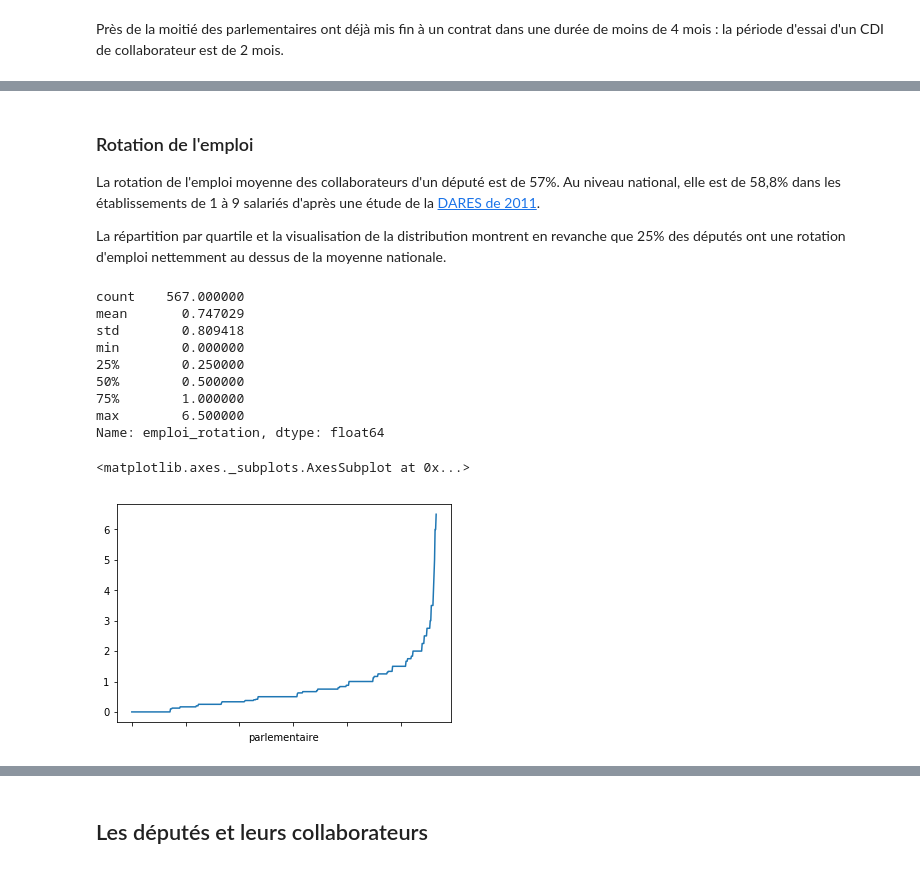
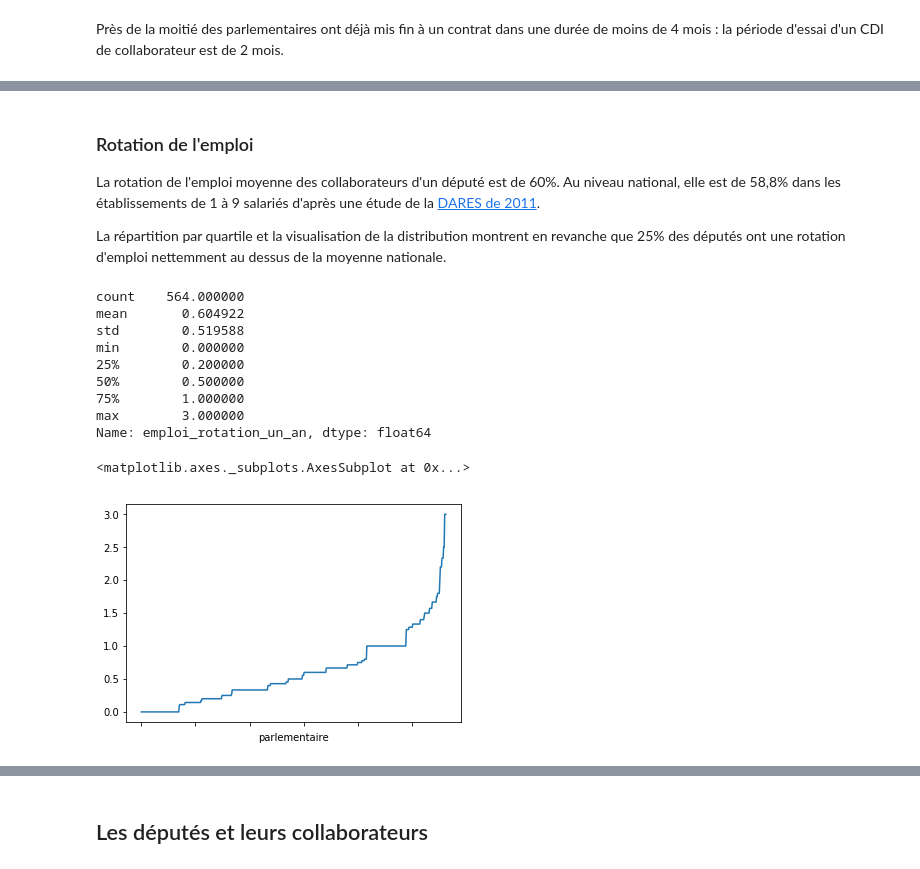
Before and after one commit to regardscitoyens/Collaborateurs-Parlement, a Jupyter notebook: exploitations/turnover.ipynb, the cells around one changed output, grey strips where cells are left out. Cells and saved outputs as stored; diff of their text form; code cells hidden in the pictures.

Commit message:
MaJ des données
Ajout des rotations des deux semestres

Recherche si les "évènements" sont particulièrements liés à un groupe de la majorité

```diff
--- a/exploitations/turnover.ipynb
+++ b/exploitations/turnover.ipynb
@@ -131,21 +177,21 @@ duree_collaborateurs = duree_collaborateurs.merge(csv.groupby(["parlementaire"])
 duree_collaborateurs = duree_collaborateurs.merge(csv.groupby(["parlementaire"])[['nombredejours']].median().rename(columns={"nombredejours": "contrat_mediane"}).reset_index(), on="parlementaire")
 duree_collaborateurs = duree_collaborateurs.merge(csv.groupby(["parlementaire"])[['nombredejours']].mean().rename(columns={"nombredejours": "contrat_moyenne"}).reset_index(), on="parlementaire")
 
-duree_collaborateurs = duree_collaborateurs.merge(csv.groupby(["parlementaire"])[['collaborateur']].count().rename(columns={"collaborateur": "nb_collaborateurs"}).reset_index(), on="parlementaire")
+duree_collaborateurs = duree_collaborateurs.merge(csv.groupby(["parlementaire"])[['collaborateur']].count().rename(columns={"collaborateur": "nb_collaborateurs_total"}).reset_index(), on="parlementaire")
 duree_collaborateurs = duree_collaborateurs.merge(csv.groupby(["parlementaire"])[['duree_mandat']].first().reset_index(), on="parlementaire")
 duree_collaborateurs = duree_collaborateurs.merge(csv.groupby(["parlementaire"])[['nombredejours']].max().rename(columns={"nombredejours": "contrat_max"}).reset_index(), on="parlementaire")
 duree_collaborateurs = duree_collaborateurs.merge(csv.groupby(["parlementaire"])[['nombredejours']].min().rename(columns={"nombredejours": "contrat_min"}).reset_index(), on="parlementaire")
 
 duree_collaborateurs = duree_collaborateurs.merge(csv.groupby(["parlementaire"])[['contrat_plus_de_2_mois']].sum().rename(columns={"contrat_plus_de_2_mois": "nb_contrats_plus_de_2_mois"}).reset_index(), on="parlementaire")
-duree_collaborateurs['ratio_plus_de_2_mois'] = duree_collaborateurs['nb_contrats_plus_de_2_mois'] / duree_collaborateurs['nb_collaborateurs']
+duree_collaborateurs['ratio_plus_de_2_mois'] = duree_collaborateurs['nb_contrats_plus_de_2_mois'] / duree_collaborateurs['nb_collaborateurs_total']
 duree_collaborateurs = duree_collaborateurs.merge(csv.groupby(["parlementaire"])[['contrat_plus_de_4_mois']].sum().rename(columns={"contrat_plus_de_4_mois": "nb_contrats_plus_de_4_mois"}).reset_index(), on="parlementaire")
-duree_collaborateurs['ratio_plus_de_4_mois'] = duree_collaborateurs['nb_contrats_plus_de_4_mois'] / duree_collaborateurs['nb_collaborateurs']
+duree_collaborateurs['ratio_plus_de_4_mois'] = duree_collaborateurs['nb_contrats_plus_de_4_mois'] / duree_collaborateurs['nb_collaborateurs_total']
 duree_collaborateurs = duree_collaborateurs.merge(csv.groupby(["parlementaire"])[['contrat_plus_de_6_mois']].sum().rename(columns={"contrat_plus_de_6_mois": "nb_contrats_plus_de_6_mois"}).reset_index(), on="parlementaire")
-duree_collaborateurs['ratio_plus_de_6_mois'] = duree_collaborateurs['nb_contrats_plus_de_6_mois'] / duree_collaborateurs['nb_collaborateurs']
+duree_collaborateurs['ratio_plus_de_6_mois'] = duree_collaborateurs['nb_contrats_plus_de_6_mois'] / duree_collaborateurs['nb_collaborateurs_total']
 
 duree_collaborateurs = duree_collaborateurs.merge(csv[csv["contrat_fini"] == True].groupby(["parlementaire"])[['nombredejours']].count().rename(columns={"nombredejours": "nb_contrat_fini"}).reset_index(), on="parlementaire", how="left")
 duree_collaborateurs['nb_contrat_fini'].fillna(0, inplace=True)
-duree_collaborateurs['ratio_contrat_fini'] = duree_collaborateurs['nb_contrat_fini'] / duree_collaborateurs['nb_collaborateurs']
+duree_collaborateurs['ratio_contrat_fini'] = duree_collaborateurs['nb_contrat_fini'] / duree_collaborateurs['nb_collaborateurs_total']
 
 duree_collaborateurs = duree_collaborateurs.merge(csv[csv["contrat_fini"] == True].groupby(["parlementaire"])[['nombredejours']].max().rename(columns={"nombredejours": "contrat_fini_max"}).reset_index(), on="parlementaire", how="left")
 duree_collaborateurs = duree_collaborateurs.merge(csv[csv["contrat_fini"] == True].groupby(["parlementaire"])[['nombredejours']].min().rename(columns={"nombredejours": "contrat_fini_min"}).reset_index(), on="parlementaire", how="left")
@@ -156,10 +202,22 @@ duree_collaborateurs = duree_collaborateurs.merge(csv.groupby(["parlementaire"])
 duree_collaborateurs = duree_collaborateurs.sort_values("ratio_plus_de_2_mois")#sort_values("contrat le plus long")
 
 #Rotation emploi
-duree_collaborateurs = duree_collaborateurs.merge(csv.groupby(["parlementaire"])[['contrat_present_a_date_rotation', 'contrat_entree_depuis_date_rotation', 'contrat_sortie_depuis_date_rotation']].sum().reset_index(), on="parlementaire")
-duree_collaborateurs["emploi_rotation"] =  ((duree_collaborateurs['contrat_entree_depuis_date_rotation']+duree_collaborateurs['contrat_sortie_depuis_date_rotation'])/2)/duree_collaborateurs['contrat_present_a_date_rotation']
-duree_collaborateurs["emploi_taux_depart"]   =  duree_collaborateurs['contrat_sortie_depuis_date_rotation']/duree_collaborateurs['contrat_present_a_date_rotation']
-duree_collaborateurs["emploi_taux_arrivee"] =  duree_collaborateurs['contrat_entree_depuis_date_rotation']/duree_collaborateurs['contrat_present_a_date_rotation']
+duree_collaborateurs = duree_collaborateurs.merge(csv.groupby(["parlementaire"])[['contrat_present_a_date_rotation_un_an', 'contrat_entree_depuis_date_rotation_un_an', 'contrat_sortie_depuis_date_rotation_un_an']].sum().reset_index(), on="parlementaire")
+duree_collaborateurs['contrat_present_moyen'] = (duree_collaborateurs['contrat_present_a_date_rotation_un_an'] + duree_collaborateurs['nb_collaborateurs_total'] - duree_collaborateurs['nb_contrat_fini']) / 2
+duree_collaborateurs["emploi_rotation_un_an"] =  ((duree_collaborateurs['contrat_entree_depuis_date_rotation_un_an']+duree_collaborateurs['contrat_sortie_depuis_date_rotation_un_an'])/2)/duree_collaborateurs['contrat_present_moyen']
+duree_collaborateurs["emploi_taux_depart_un_an"]   =  duree_collaborateurs['contrat_sortie_depuis_date_rotation_un_an']/duree_collaborateurs['contrat_present_moyen']
+duree_collaborateurs["emploi_taux_arrivee_un_an"] =  duree_collaborateurs['contrat_entree_depuis_date_rotation_un_an']/duree_collaborateurs['contrat_present_moyen']
+
+duree_collaborateurs = duree_collaborateurs.merge(csv.groupby(["parlementaire"])[['contrat_present_a_date_rotation_six_mois', 'contrat_entree_depuis_date_rotation_six_mois', 'contrat_sortie_depuis_date_rotation_six_mois']].sum().reset_index(), on="parlementaire")
+duree_collaborateurs["emploi_rotation_six_mois"] =  ((duree_collaborateurs['contrat_entree_depuis_date_rotation_six_mois']+duree_collaborateurs['contrat_sortie_depuis_date_rotation_six_mois'])/2)/duree_collaborateurs['contrat_present_a_date_rotation_six_mois']
+duree_collaborateurs["emploi_taux_depart_six_mois"]   =  duree_collaborateurs['contrat_sortie_depuis_date_rotation_six_mois']/duree_collaborateurs['contrat_present_a_date_rotation_six_mois']
+duree_collaborateurs["emploi_taux_arrivee_six_mois"] =  duree_collaborateurs['contrat_entree_depuis_date_rotation_six_mois']/duree_collaborateurs['contrat_present_a_date_rotation_six_mois']
+
+duree_collaborateurs = duree_collaborateurs.merge(csv.groupby(["parlementaire"])[['contrat_present_a_date_rotation_six_premiers_mois', 'contrat_entree_depuis_date_rotation_six_premiers_mois', 'contrat_sortie_depuis_date_rotation_six_premiers_mois']].sum().reset_index(), on="parlementaire")
+duree_collaborateurs["emploi_rotation_six_premiers_mois"] =  ((duree_collaborateurs['contrat_entree_depuis_date_rotation_six_premiers_mois']+duree_collaborateurs['contrat_sortie_depuis_date_rotation_six_premiers_mois'])/2)/duree_collaborateurs['contrat_present_a_date_rotation_six_premiers_mois']
+duree_collaborateurs["emploi_taux_depart_six_premiers_mois"]   =  duree_collaborateurs['contrat_sortie_depuis_date_rotation_six_premiers_mois']/duree_collaborateurs['contrat_present_a_date_rotation_six_premiers_mois']
+duree_collaborateurs["emploi_taux_arrivee_six_premiers_mois"] =  duree_collaborateurs['contrat_entree_depuis_date_rotation_six_premiers_mois']/duree_collaborateurs['contrat_present_a_date_rotation_six_premiers_mois']
+
 
 duree_collaborateurs.to_csv("../data/duree_collaborateur.csv")
 # %% [markdown]
@@ -191,24 +249,24 @@ duree_collaborateurs[duree_collaborateurs["contrat_fini_min"] < 122]["parlementa
 # %% [markdown]
 ### Rotation de l'emploi
 
-La rotation de l'emploi moyenne des collaborateurs d'un député est de 57%. Au niveau national, elle est de 58,8% dans les établissements de 1 à 9 salariés d'après une étude de la [DARES de 2011](http://travail-emploi.gouv.fr/IMG/pdf/2012-056.pdf).
+La rotation de l'emploi moyenne des collaborateurs d'un député est de 60%. Au niveau national, elle est de 58,8% dans les établissements de 1 à 9 salariés d'après une étude de la [DARES de 2011](http://travail-emploi.gouv.fr/IMG/pdf/2012-056.pdf).
 
 La répartition par quartile et la visualisation de la distribution montrent en revanche que 25% des députés ont une rotation d'emploi nettemment au dessus de la moyenne nationale.
 # %%
-duree_collaborateurs[duree_collaborateurs["emploi_rotation"] < 100]["emploi_rotation"].describe()
+duree_collaborateurs[duree_collaborateurs["emploi_rotation_un_an"] < 100]["emploi_rotation_un_an"].describe()
 # %% [output]
-count    567.000000
-mean       0.747029
-std        0.809418
+count    564.000000
+mean       0.604922
+std        0.519588
 min        0.000000
-25%        0.250000
+25%        0.200000
 50%        0.500000
 75%        1.000000
-max        6.500000
-Name: emploi_rotation, dtype: float64
+max        3.000000
+Name: emploi_rotation_un_an, dtype: float64
 # %%
-duree_collaborateurs.sort_values("emploi_rotation").set_index("parlementaire")["emploi_rotation"].plot()
+duree_collaborateurs.sort_values("emploi_rotation_un_an").set_index("parlementaire")["emploi_rotation_un_an"].plot()
 #duree_collaborateurs["emploi_rotation"].plot()
 # %% [output]
 <matplotlib.axes._subplots.AxesSubplot at 0x...>
-[figure, old version]
+[figure, new version]
```
Also changed, not shown: parts of 41 cells of this notebook, 2 other files.
